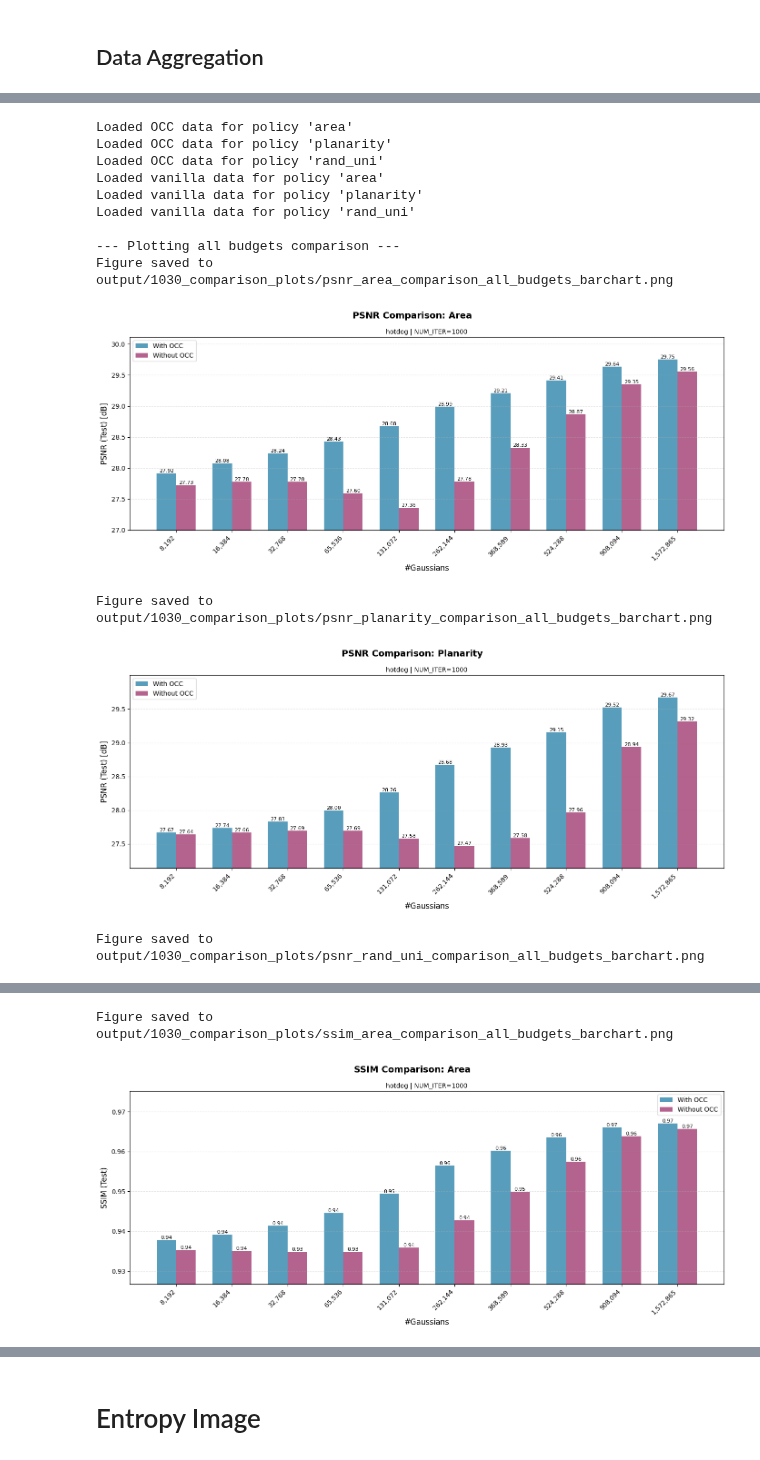
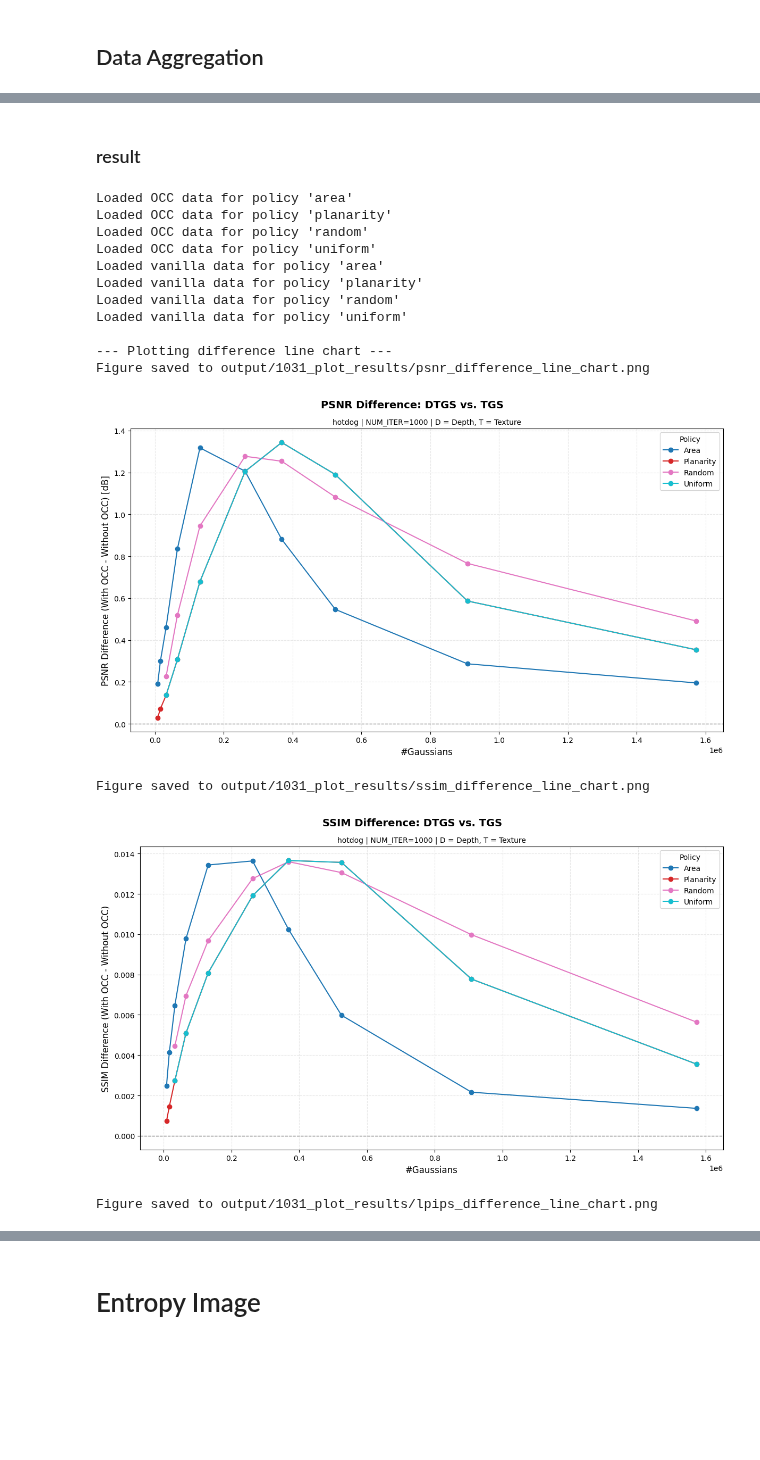
Before and after one commit to SYJINTW/mesh-splat, a Jupyter notebook: plot.ipynb, the cells around one changed output, grey strips where cells are left out. Drawn from its saved outputs; the diff is of its cells as text; code cells hidden in the pictures; blank space fills up the shorter version.

Commit message:
update plotting and script experiment pipeline

```diff
--- a/plot.ipynb
+++ b/plot.ipynb
@@ -425,8 +349,10 @@ def plot_comparison_bars_all_budgets(occ_data, vanilla_data, scene_name, num_ite
+# %% [markdown]
+### result
 # %%
 
 
-occ_json_path = Path('output/exp1027_plots/')
-vanila_json_path = Path('output/exp1028_plots/')
+occ_json_path = Path('output/with_occ_json/')
+vanila_json_path = Path('output/without_occ_json/')
 
 """ Load data and plot comparisons """
 
@@ -437,52 +363,45 @@ for file_path in occ_json_files:
     policy_name = Path(file_path).name.replace('_aggregated.json', '')
     with open(file_path, 'r') as f:
         occ_data_dict[policy_name] = json.load(f)
     print(f"Loaded OCC data for policy '{policy_name}'")
 
 # Load vanilla data
 vanilla_data_dict = defaultdict(list)
 vanilla_json_files = sorted(glob(str(vanila_json_path / '*_aggregated.json')))
 for file_path in vanilla_json_files:
     policy_name = Path(file_path).name.replace('_aggregated.json', '')
     with open(file_path, 'r') as f:
         vanilla_data_dict[policy_name] = json.load(f)
     print(f"Loaded vanilla data for policy '{policy_name}'")
 
 # Create output directory for comparison plots
-comparison_output_dir = Path('output/1030_comparison_plots/')
+comparison_output_dir = Path('output/1031_plot_results/')
 comparison_output_dir.mkdir(parents=True, exist_ok=True)
 
-# Plot comparison for a specific budget (middle budget by default)
-# print("\n--- Plotting single budget comparison ---")
-# plot_comparison_bars(
-#     occ_data=occ_data_dict,
-#     vanilla_data=vanilla_data_dict,
-#     scene_name=SCENE_NAME,
-#     num_iter=NUM_ITER,
-#     output_dir=comparison_output_dir,
-#     budget_idx=None  # Use middle budget, or specify an index
-# )
 
-# Plot comparison for all budgets (one plot per policy)
-print("\n--- Plotting all budgets comparison ---")
-plot_comparison_bars_all_budgets(
+
+# Plot comparison as a difference line chart
+print("\n--- Plotting difference line chart ---")
+plot_comparison_difference_line_chart(
     occ_data=occ_data_dict,
     vanilla_data=vanilla_data_dict,
     scene_name=SCENE_NAME,
     num_iter=NUM_ITER,
     output_dir=comparison_output_dir
 )
 # %% [output]
 Loaded OCC data for policy 'area'
 Loaded OCC data for policy 'planarity'
-Loaded OCC data for policy 'rand_uni'
+Loaded OCC data for policy 'random'
+Loaded OCC data for policy 'uniform'
 Loaded vanilla data for policy 'area'
 Loaded vanilla data for policy 'planarity'
-Loaded vanilla data for policy 'rand_uni'
+Loaded vanilla data for policy 'random'
+Loaded vanilla data for policy 'uniform'
 
---- Plotting all budgets comparison ---
-Figure saved to output/1030_comparison_plots/psnr_area_comparison_all_budgets_barchart.png
+--- Plotting difference line chart ---
+Figure saved to output/1031_plot_results/psnr_difference_line_chart.png
-[figure, old version]
+[figure, new version]
-Figure saved to output/1030_comparison_plots/psnr_planarity_comparison_all_budgets_barchart.png
+Figure saved to output/1031_plot_results/ssim_difference_line_chart.png
-[figure, old version]
+[figure, new version]
-Figure saved to output/1030_comparison_plots/psnr_rand_uni_comparison_all_budgets_barchart.png
+Figure saved to output/1031_plot_results/lpips_difference_line_chart.png
@@ -490,2 +408,0 @@ Figure saved to output/1030_comparison_plots/psnr_rand_uni_comparison_all_budget
-Figure saved to output/1030_comparison_plots/ssim_area_comparison_all_budgets_barchart.png
-[figure, removed]
```
Also changed, not shown: parts of 10 cells of this notebook, 2 other files.
